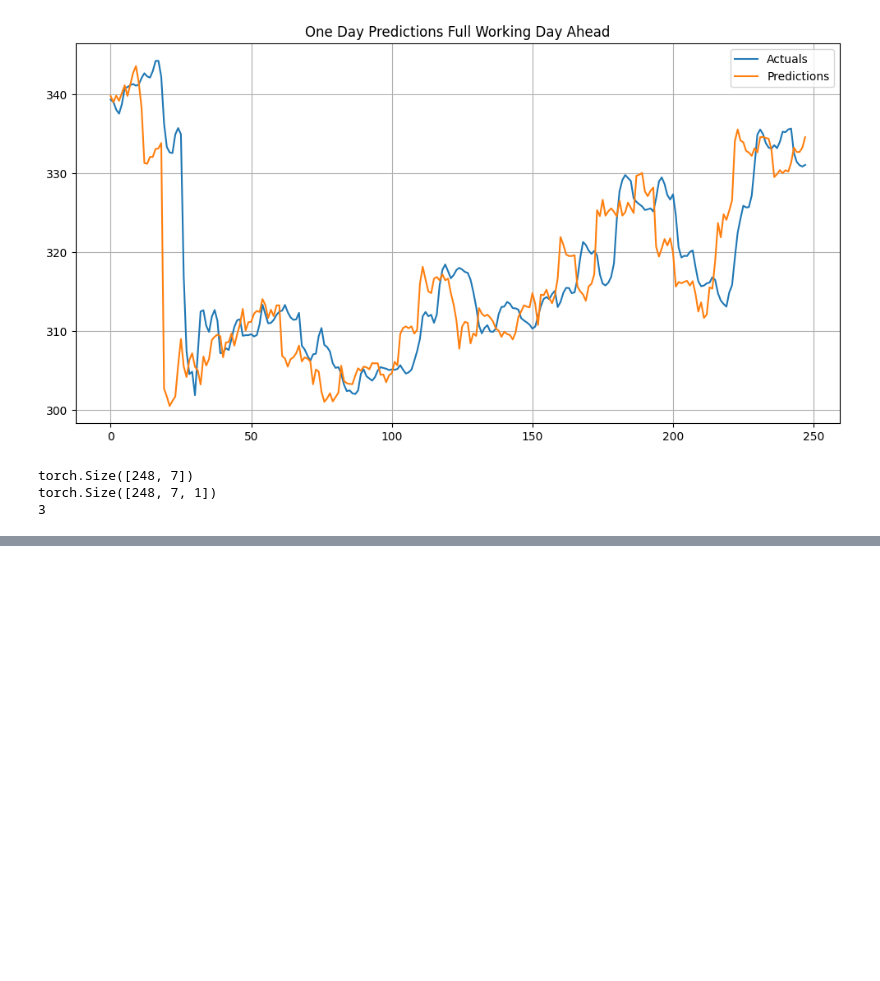
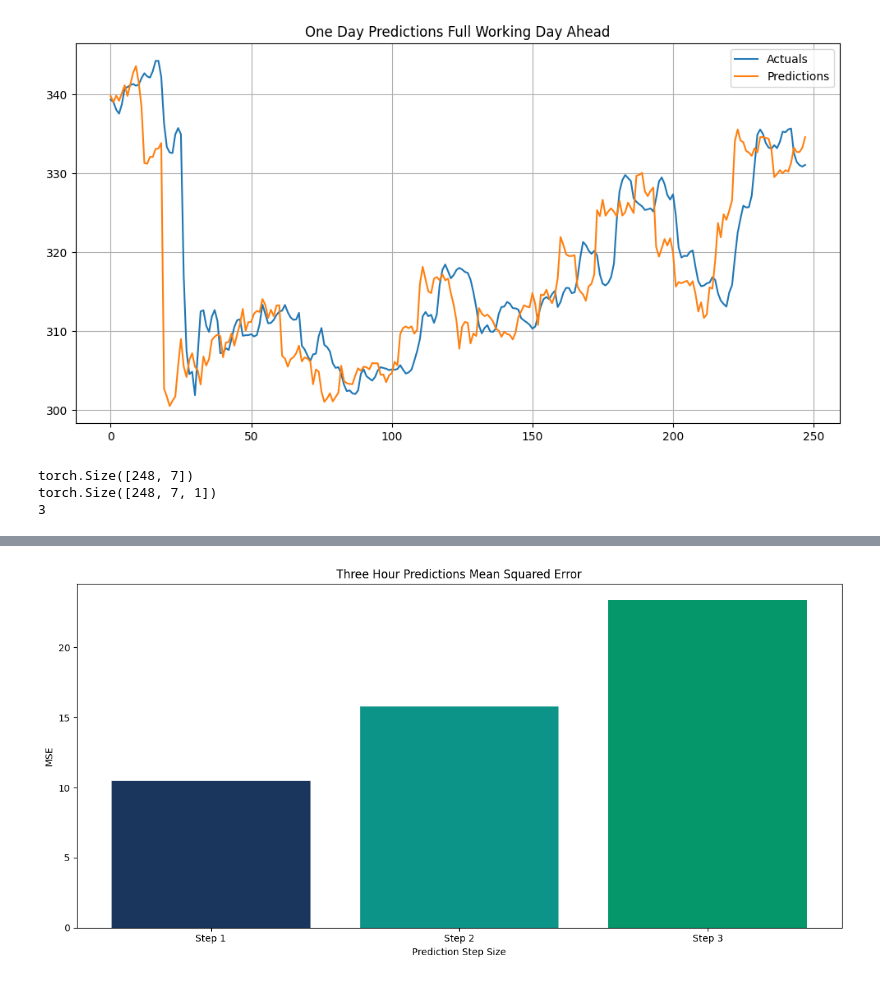
Before and after one commit to lewinskie254/stock-market-prediction, a Jupyter notebook: predict_stock_prices_NeuralNets.ipynb, the cells around one changed output, grey strips where cells are left out. Drawn from its saved outputs; the diff is of its cells as text; code cells hidden in the pictures; blank space fills up the shorter version.

```diff
--- a/predict_stock_prices_NeuralNets.ipynb
+++ b/predict_stock_prices_NeuralNets.ipynb
@@ -709,0 +787,6 @@ torch.Size([248, 7, 1])
+# %%
+three_hour_predictions_loss = mean_squared_error_order(actuals3, predictions3)
+# %%
+plot_MSE_scores(three_hour_predictions_loss, "Three Hour Predictions Mean Squared Error")
+# %% [output]
+[figure, added]
```
Also changed, not shown: parts of 9 cells of this notebook.
